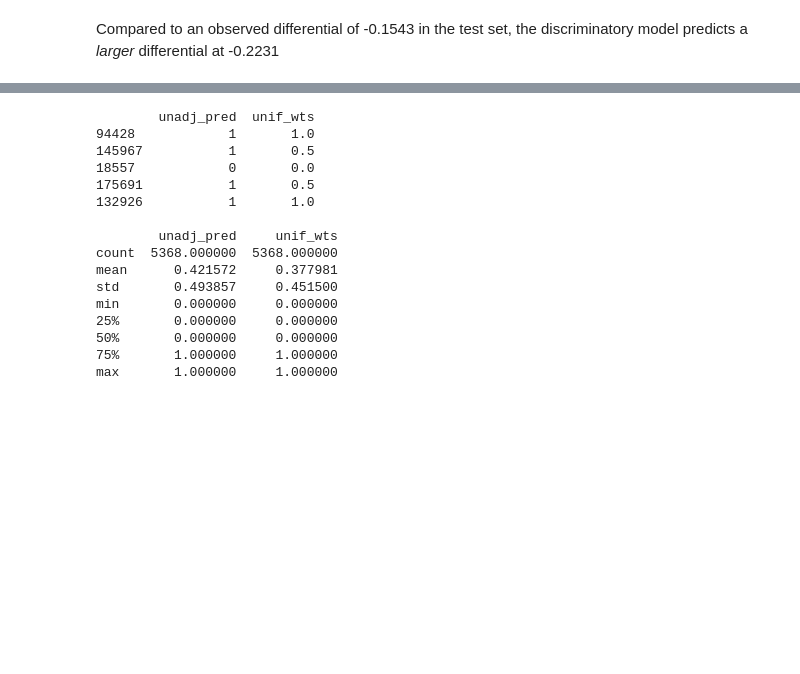
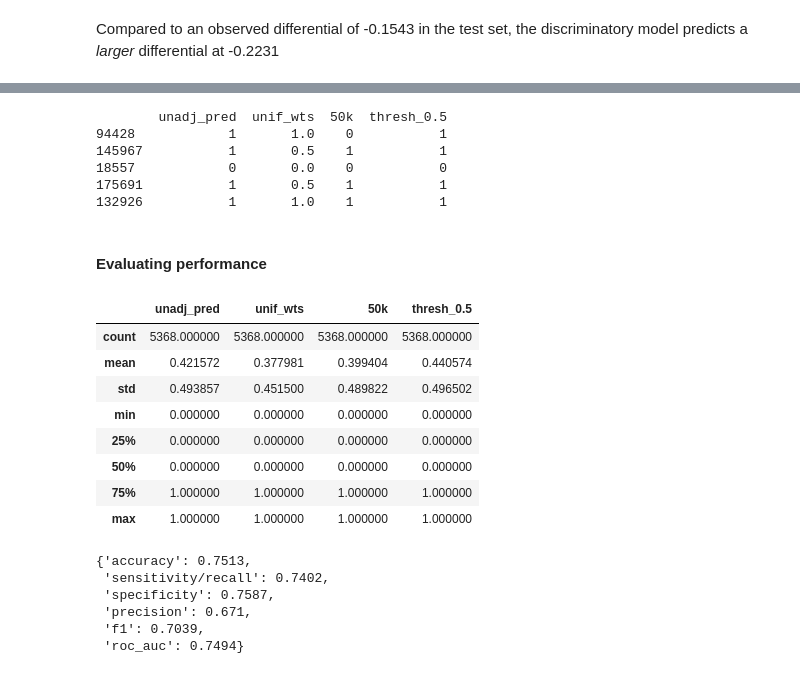
Before and after one commit to kingjosephm/DiscriminationMitigation, a Jupyter notebook: ASEC_2019.ipynb, the cells around one changed output, grey strips where cells are left out. Saved outputs shown, nothing was run; the diff lists cells and outputs as text; code cells hidden in the pictures; blank space fills up the shorter version.

```diff
--- a/ASEC_2019.ipynb
+++ b/ASEC_2019.ipynb
@@ -510,21 +535,37 @@ config = {'protected_class_features': ['blk']}
 mitigated = DiscriminationMitigator(df=X_test, model=model2, config=config).predictions()
 # %%
 print(mitigated.head(), '\n')
-print(mitigated.describe())
 # %% [output]
-        unadj_pred  unif_wts
-94428            1       1.0
-145967           1       0.5
-18557            0       0.0
-175691           1       0.5
-132926           1       1.0
-
-        unadj_pred     unif_wts
-count  5368.000000  5368.000000
-mean      0.421572     0.377981
-std       0.493857     0.451500
-min       0.000000     0.000000
-25%       0.000000     0.000000
-50%       0.000000     0.000000
-75%       1.000000     1.000000
-max       1.000000     1.000000
+        unadj_pred  unif_wts  50k  thresh_0.5
+94428            1       1.0    0           1
+145967           1       0.5    1           1
+18557            0       0.0    0           0
+175691           1       0.5    1           1
+132926           1       1.0    1           1
+# %% [markdown]
+#### Evaluating performance
+# %%
+mitigated['50k'] = y_test
+# %%
+mitigated['thresh_0.5'] = np.where(mitigated['unif_wts'] >= 0.5, 1, 0) # naive threshold of 0.5
+# %%
+mitigated.describe()
+# %% [output]
+|  | unadj_pred | unif_wts | 50k | thresh_0.5 |
+| count | 5368.000000 | 5368.000000 | 5368.000000 | 5368.000000 |
+| mean | 0.421572 | 0.377981 | 0.399404 | 0.440574 |
+| std | 0.493857 | 0.451500 | 0.489822 | 0.496502 |
+| min | 0.000000 | 0.000000 | 0.000000 | 0.000000 |
+| 25% | 0.000000 | 0.000000 | 0.000000 | 0.000000 |
+| 50% | 0.000000 | 0.000000 | 0.000000 | 0.000000 |
+| 75% | 1.000000 | 1.000000 | 1.000000 | 1.000000 |
+| max | 1.000000 | 1.000000 | 1.000000 | 1.000000 |
+# %%
+binary_metrics(mitigated['50k'], mitigated['thresh_0.5'])
+# %% [output]
+{'accuracy': 0.7513,
+ 'sensitivity/recall': 0.7402,
+ 'specificity': 0.7587,
+ 'precision': 0.671,
+ 'f1': 0.7039,
+ 'roc_auc': 0.7494}
```
Also changed, not shown: parts of 40 cells of this notebook.
